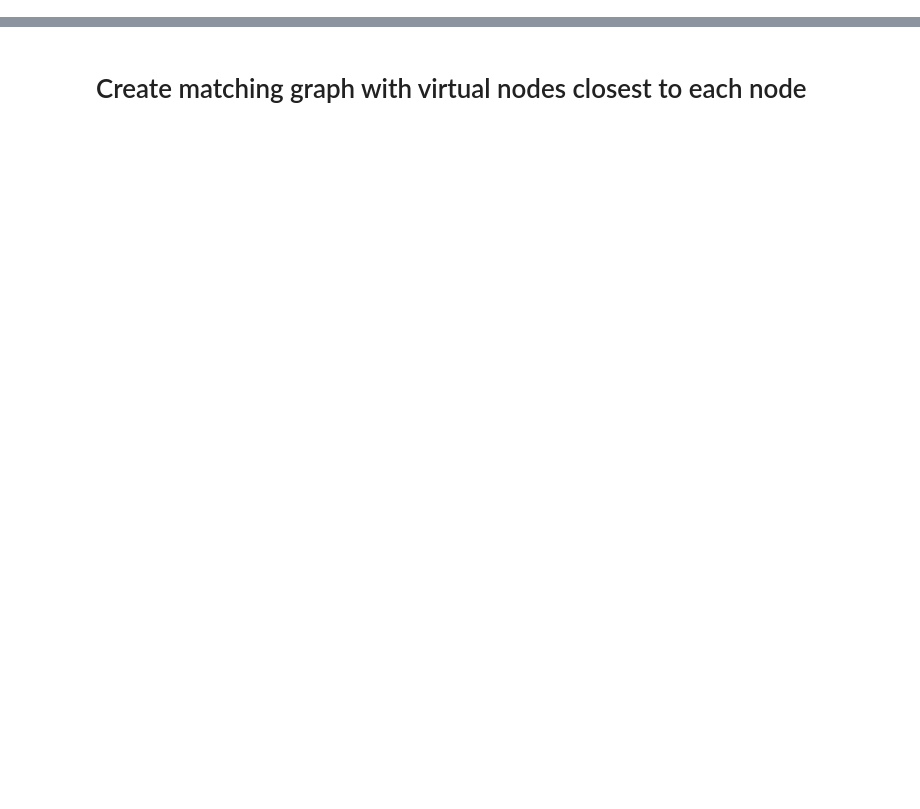
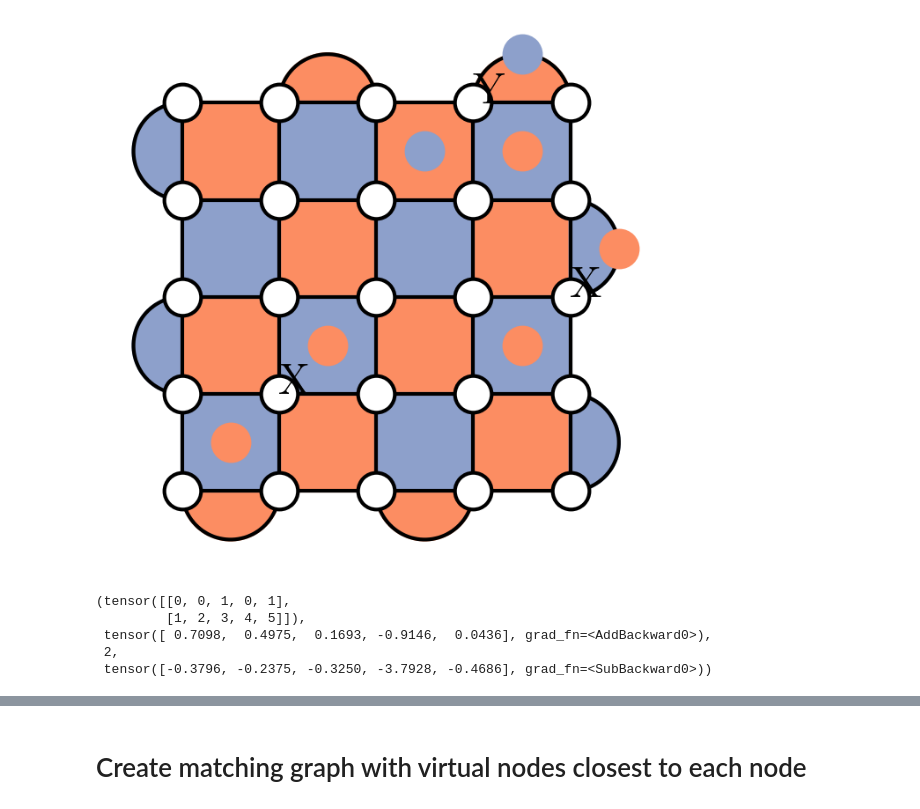
Before and after one commit to LangeMoritz/neural_matching, a Jupyter notebook: build_decoder.ipynb, the cells around one changed output, grey strips where cells are left out. Drawn from its saved outputs; the diff is of its cells as text; code cells hidden in the pictures; blank space fills up the shorter version.

```diff
--- a/build_decoder.ipynb
+++ b/build_decoder.ipynb
@@ -92,0 +29,4 @@ true_eq_class = get_eq_class(error_chain, d)
+# %%
+error = code.generate_error_chain(p)
+eq_class = code.get_eq_class(error)
+syndrome = code.get_syndrome(error)
@@ -92,0 +82,5 @@ true_eq_class = get_eq_class(error_chain, d)
+# %%
+fig, ax = plt.subplots()
+code.plot_syndrome(syndrome=syndrome, error=error, ax=ax)
+# %% [output]
+[figure, added]
@@ -92,0 +91,9 @@ true_eq_class = get_eq_class(error_chain, d)
+# %%
+model = EdgeWeightGNN()
+model(node_features, edge_index, edge_attr)
+# %% [output]
+(tensor([[0, 0, 1, 0, 1],
+         [1, 2, 3, 4, 5]]),
+ tensor([ 0.7098,  0.4975,  0.1693, -0.9146,  0.0436], grad_fn=<AddBackward0>),
+ 2,
+ tensor([-0.3796, -0.2375, -0.3250, -3.7928, -0.4686], grad_fn=<SubBackward0>))
```
Also changed, not shown: parts of 38 cells of this notebook, 3 other files.
